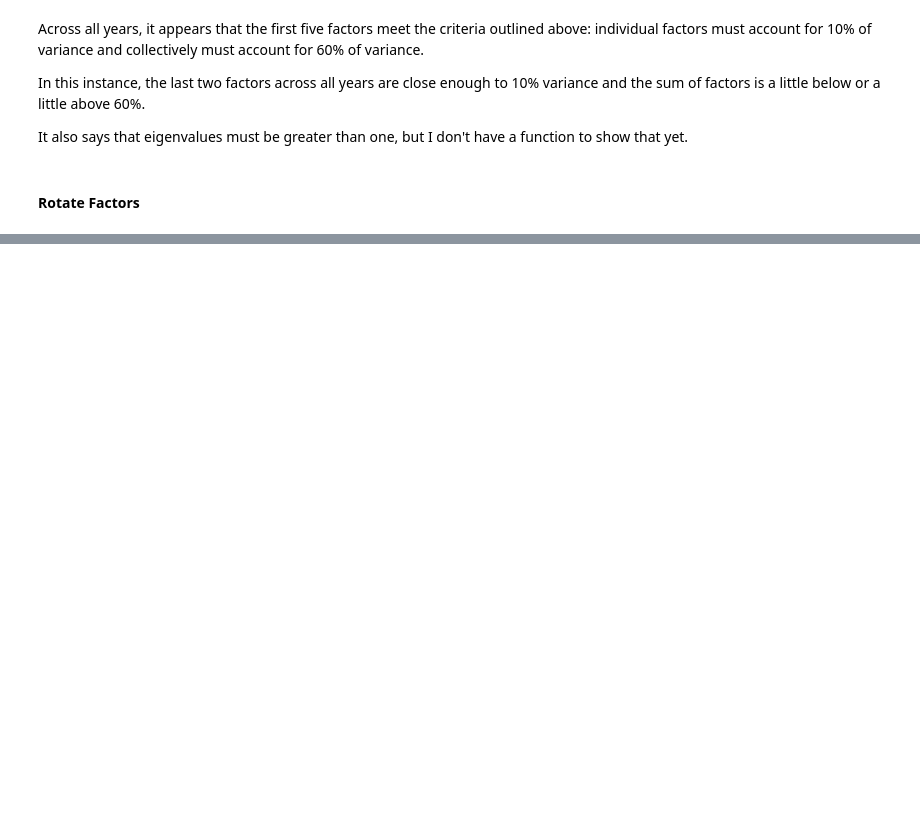
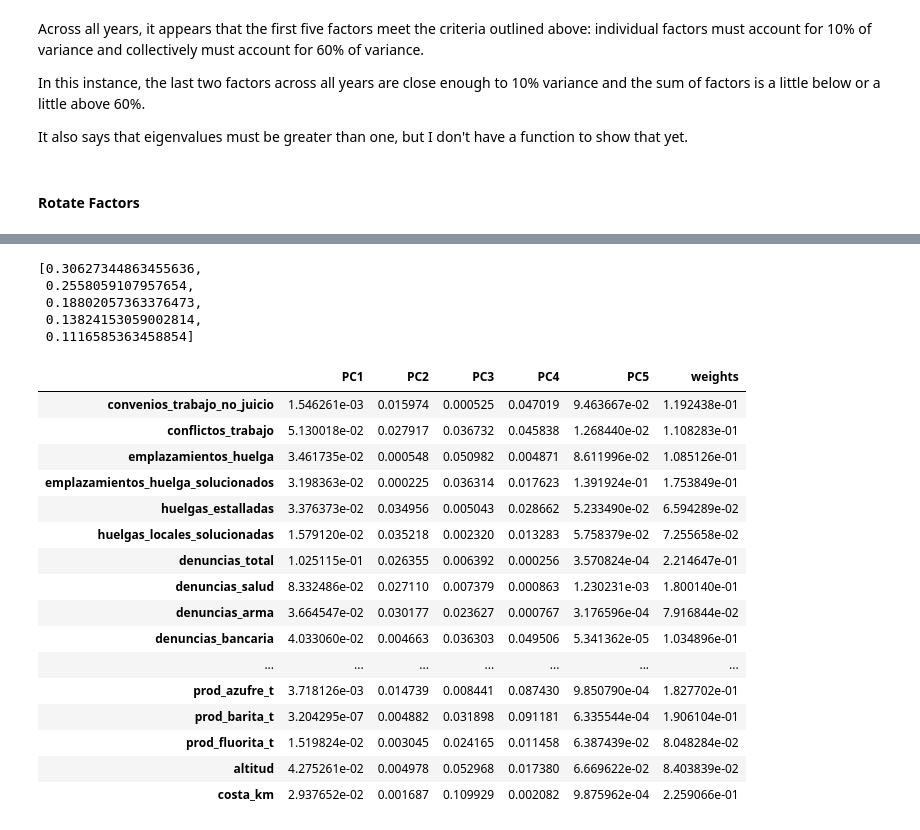
Before and after one commit to marioamz/MexicoOC_Index, a Jupyter notebook: Weights_Aggregates.ipynb, the cells around one changed output, grey strips where cells are left out. Cells and saved outputs as stored; diff of their text form; code cells hidden in the pictures; blank space fills up the shorter version.

Commit message:
good progress on weights

```diff
--- a/Weights_Aggregates.ipynb
+++ b/Weights_Aggregates.ipynb
@@ -205,0 +218,33 @@ loadings[2]
+# %%
+sumdf_perc[0][1]
+# %% [output]
+[0.30627344863455636,
+ 0.2558059107957654,
+ 0.18802057363376473,
+ 0.13824153059002814,
+ 0.1116585363458854]
+# %%
+weights = []
+for tup in sumdf_perc:
+    wt_df, wt = wts.calculate_weights(tup[0], tup[1])
+    weights.append((wt_df, wt))
+# %%
+weights[0][0]
+# %% [output]
+|  | PC1 | PC2 | PC3 | PC4 | PC5 | weights |
+| convenios_trabajo_no_juicio | 1.546261e-03 | 0.015974 | 0.000525 | 0.047019 | 9.463667e-02 | 1.192438e-01 |
+| conflictos_trabajo | 5.130018e-02 | 0.027917 | 0.036732 | 0.045838 | 1.268440e-02 | 1.108283e-01 |
+| emplazamientos_huelga | 3.461735e-02 | 0.000548 | 0.050982 | 0.004871 | 8.611996e-02 | 1.085126e-01 |
+| emplazamientos_huelga_solucionados | 3.198363e-02 | 0.000225 | 0.036314 | 0.017623 | 1.391924e-01 | 1.753849e-01 |
+| huelgas_estalladas | 3.376373e-02 | 0.034956 | 0.005043 | 0.028662 | 5.233490e-02 | 6.594289e-02 |
+| huelgas_locales_solucionadas | 1.579120e-02 | 0.035218 | 0.002320 | 0.013283 | 5.758379e-02 | 7.255658e-02 |
+| denuncias_total | 1.025115e-01 | 0.026355 | 0.006392 | 0.000256 | 3.570824e-04 | 2.214647e-01 |
+| denuncias_salud | 8.332486e-02 | 0.027110 | 0.007379 | 0.000863 | 1.230231e-03 | 1.800140e-01 |
+| denuncias_arma | 3.664547e-02 | 0.030177 | 0.023627 | 0.000767 | 3.176596e-04 | 7.916844e-02 |
+| denuncias_bancaria | 4.033060e-02 | 0.004663 | 0.036303 | 0.049506 | 5.341362e-05 | 1.034896e-01 |
+| ... | ... | ... | ... | ... | ... | ... |
+| prod_azufre_t | 3.718126e-03 | 0.014739 | 0.008441 | 0.087430 | 9.850790e-04 | 1.827702e-01 |
+| prod_barita_t | 3.204295e-07 | 0.004882 | 0.031898 | 0.091181 | 6.335544e-04 | 1.906104e-01 |
+| prod_fluorita_t | 1.519824e-02 | 0.003045 | 0.024165 | 0.011458 | 6.387439e-02 | 8.048284e-02 |
+| altitud | 4.275261e-02 | 0.004978 | 0.052968 | 0.017380 | 6.669622e-02 | 8.403839e-02 |
+| costa_km | 2.937652e-02 | 0.001687 | 0.109929 | 0.002082 | 9.875962e-04 | 2.259066e-01 |
```
Also changed, not shown: parts of 17 cells of this notebook, 2 other files.
